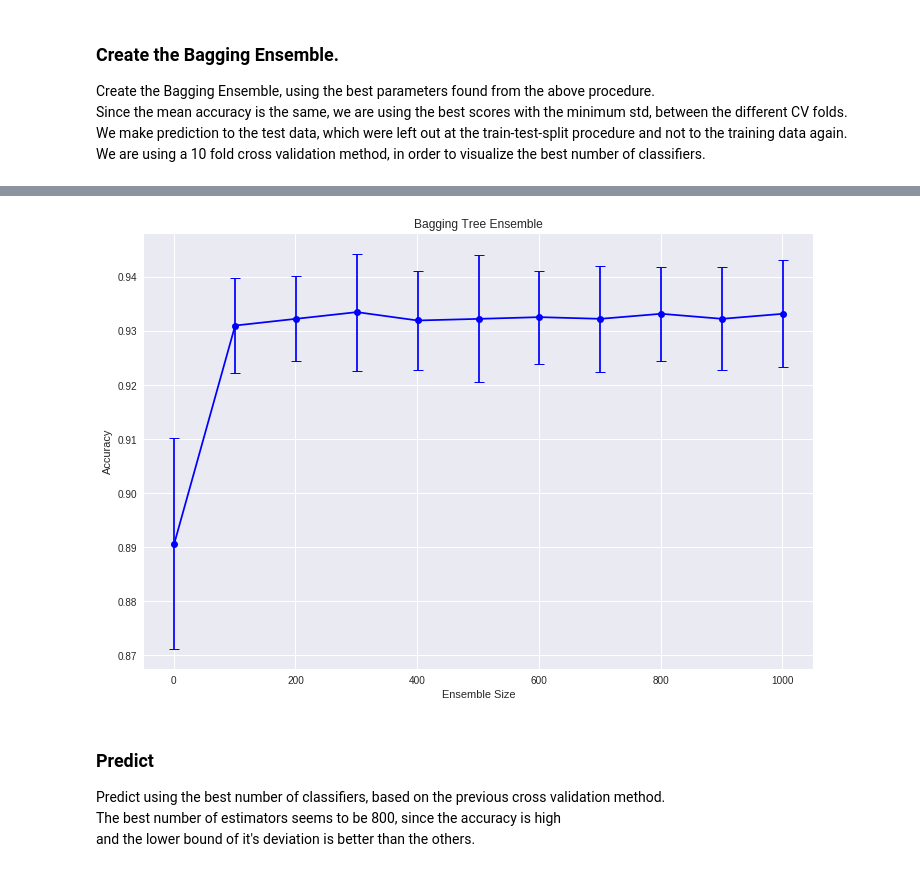
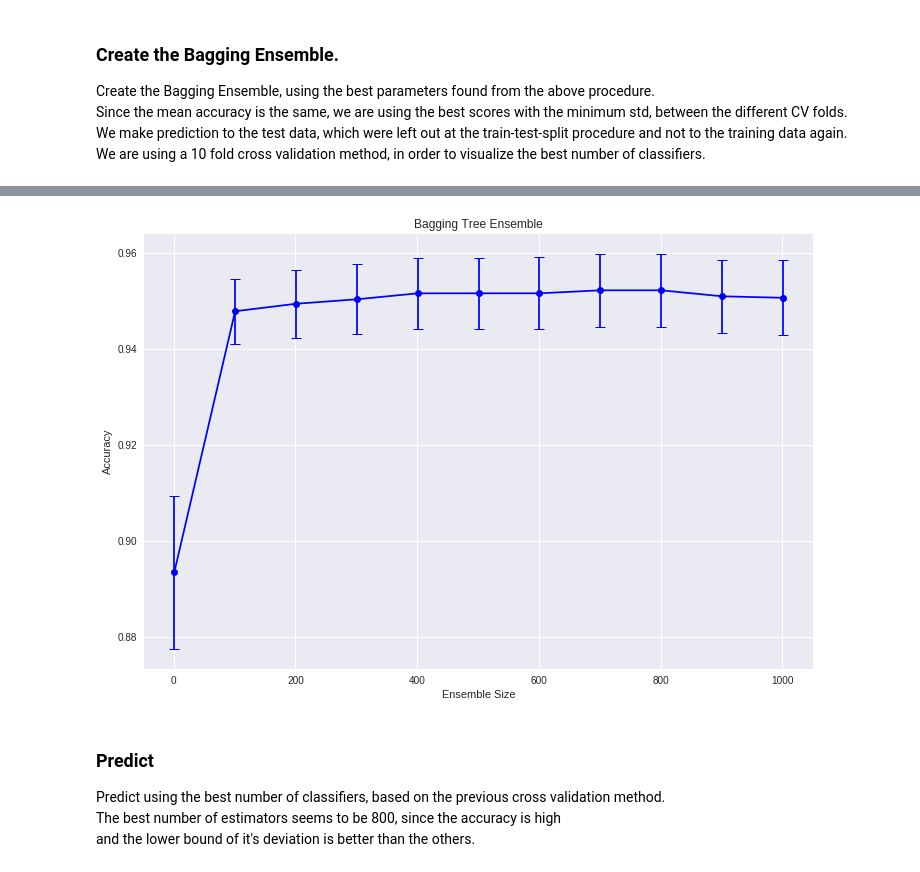
Before and after one commit to Adamantios/Ensembles-CSL-Imb_Learning-Models_Comparison, a Jupyter notebook: PartA.ipynb, the cells around one changed output, grey strips where cells are left out. Drawn from its saved outputs; the diff is of its cells as text; code cells hidden in the pictures.

```diff
--- a/PartA.ipynb
+++ b/PartA.ipynb
@@ -148,9 +149,9 @@ Parameters: {'criterion': 'entropy', 'max_depth': 21, 'max_features': 17, 'min_s
 Run a Grid search, using 10 fold cross validation for the area around the best results found with the Random Search.
 # %%
 # Specify parameter_grid for the search.
-param_grid = {'max_depth': range(19, 23),
-              'max_features': range(15, 18),
-              'min_samples_split': range(65, 75),
+param_grid = {'max_depth': range(24, 30),
+              'max_features': range(4, 8),
+              'min_samples_split': range(7, 12),
               'criterion': ['gini', 'entropy']}
 
 # Run a grid search CV.
@@ -189,9 +190,9 @@ We are using a 10 fold cross validation method, in order to visualize the best n
 # %%
 
 # Add best values for the classifier.
-clf.max_depth = 20
-clf.max_features = 17
-clf.min_samples_split = 69
+clf.max_depth = 29
+clf.max_features = 6
+clf.min_samples_split = 7
 clf.criterion = 'entropy'
 
 # Plot accuracy vs number of estimators for [100, 200, ..., 1000] estimators.
@@ -217,4 +218,4 @@ estimators_vs_acc(clf, X_train, y_train, estimators_array=range(1, 1100, 100))
-[figure, old version]
+[figure, new version]
 # %% [markdown]
 ### Predict
 Predict using the best number of classifiers, based on the previous cross validation method.
```
Also changed, not shown: parts of 68 cells of this notebook.
